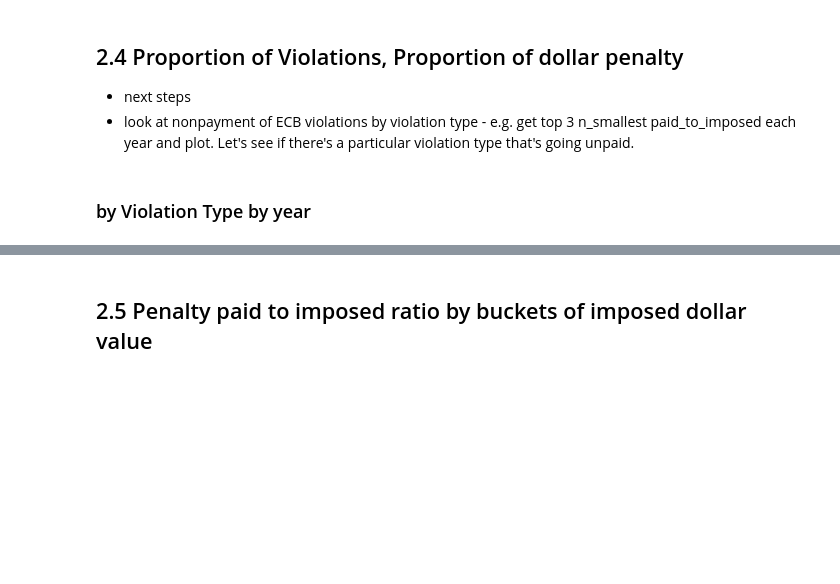
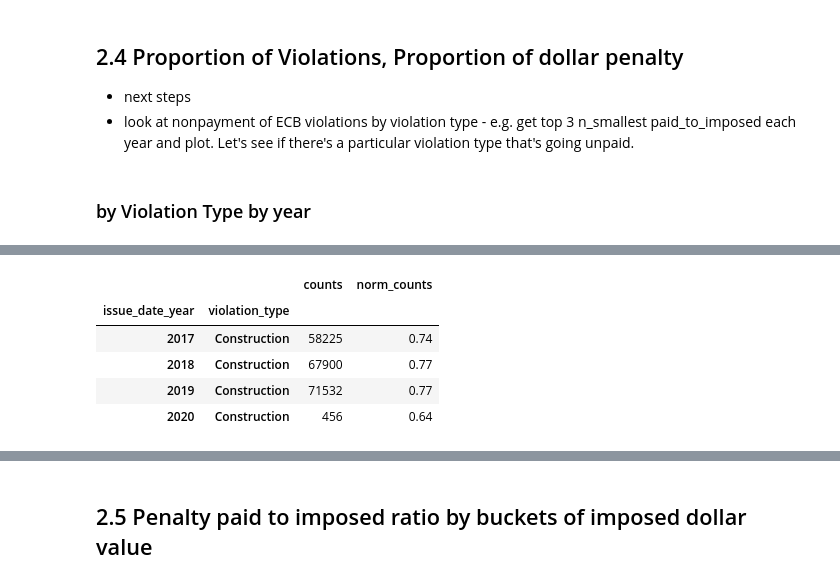
Before and after one commit to lermana/nyc_dob_analysis, a Jupyter notebook: notebooks/violations.ipynb, the cells around one changed output, grey strips where cells are left out. Cells and saved outputs as stored; diff of their text form; code cells hidden in the pictures; blank space fills up the shorter version.

```diff
--- a/notebooks/violations.ipynb
+++ b/notebooks/violations.ipynb
@@ -292,3 +292,13 @@ penalties_by_year = violations_ecb[
                              ["hearing_date_year",
                               "violation_type"]
                                     ).sum()
+# %%
+counts_by_year = violations_ecb[
+                            ["issue_date_year",
+                             "violation_type",
+                             "isn_dob_bis_extract", ]
+                                    ].groupby(
+                             ["issue_date_year",
+                              "violation_type"]
+                                    ).count()
+counts_by_year.columns =['counts']
@@ -295,3 +315,15 @@ penalties_by_year = violations_ecb[
+# %%
+counts_by_year['norm_counts'] = counts_by_year.counts.groupby(
+                                                            level=0).transform(lambda x: (x / x.sum()).round(2))
+# %%
+counts_by_year.loc[2017:].loc[(slice(None), "Construction"), :]
+# %% [output]
+|  |  | counts | norm_counts |
+| issue_date_year | violation_type |  |  |
+| 2017 | Construction | 58225 | 0.74 |
+| 2018 | Construction | 67900 | 0.77 |
+| 2019 | Construction | 71532 | 0.77 |
+| 2020 | Construction | 456 | 0.64 |
 # %%
 penalties_by_year['imposed_percent'] = penalties_by_year.penality_imposed.groupby(
                                                             level=0).transform(lambda x: (x / x.sum()).round(2))
```
Also changed, not shown: parts of 3 cells of this notebook, 1 other file.
